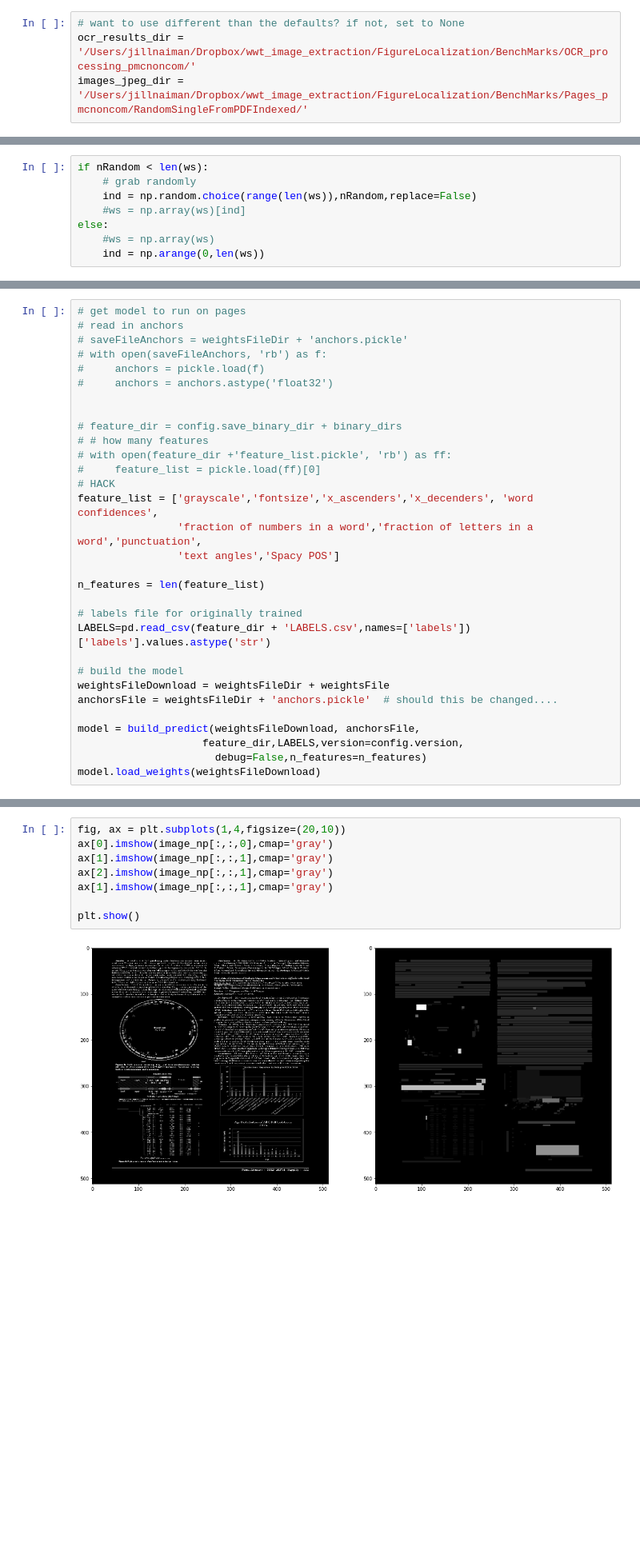
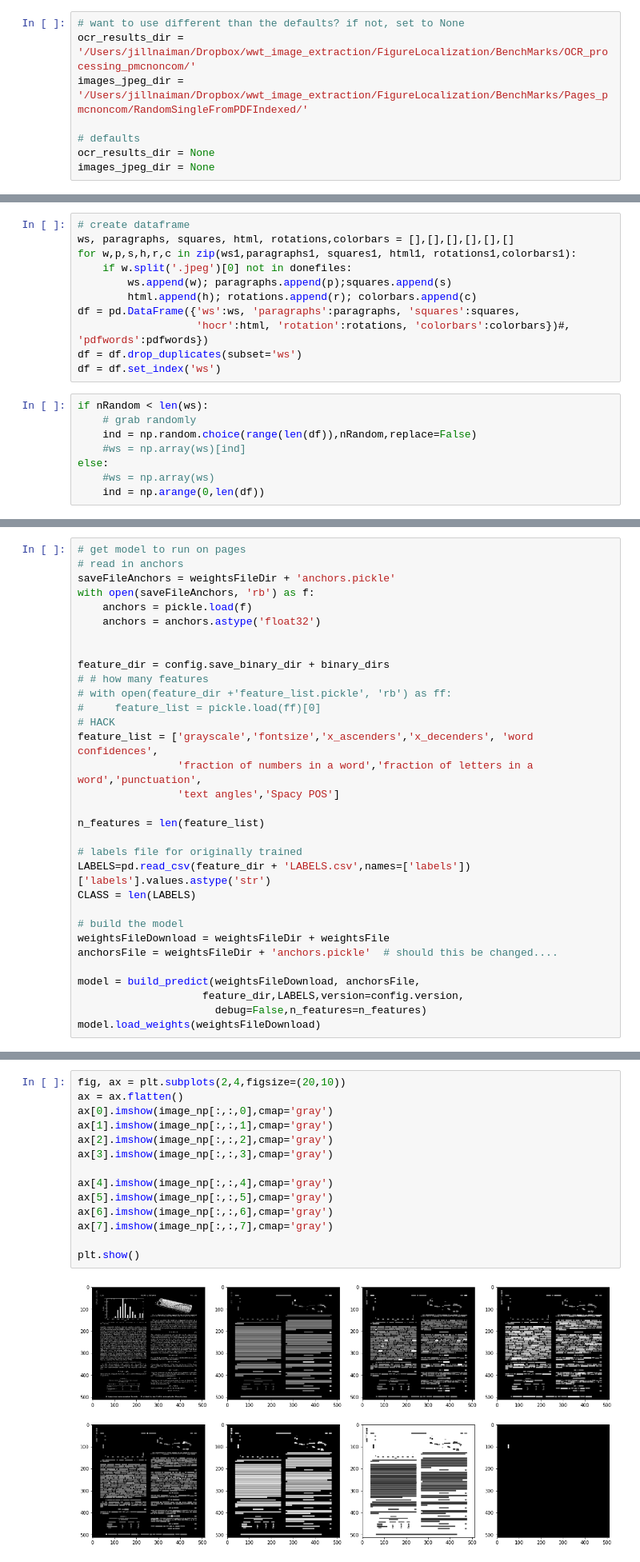
Before and after one commit to ReadingTimeMachine/figure_and_caption_extraction, a Jupyter notebook: pull_random_recheck_makesense.ipynb, the cells around one changed output, grey strips where cells are left out. Shown at 80% size. Saved outputs shown, nothing was run; the diff lists cells and outputs as text; blank space fills up the shorter version.

```diff
--- a/pull_random_recheck_makesense.ipynb
+++ b/pull_random_recheck_makesense.ipynb
@@ -32,6 +32,10 @@ invert_colors = False
 # want to use different than the defaults? if not, set to None
 ocr_results_dir = '/Users/jillnaiman/Dropbox/wwt_image_extraction/FigureLocalization/BenchMarks/OCR_processing_pmcnoncom/'
 images_jpeg_dir = '/Users/jillnaiman/Dropbox/wwt_image_extraction/FigureLocalization/BenchMarks/Pages_pmcnoncom/RandomSingleFromPDFIndexed/'
+
+# defaults
+ocr_results_dir = None
+images_jpeg_dir = None
 # %%
 # labels for annotations:
 labels = ['figure', 'figure caption', 'table', 'math formula', 'sub fig caption', 'colorbar', 'NotSure', 'no label'] # no label is for nothing on the page
@@ -125,11 +150,22 @@ retreiving OCR data, this can take a moment...
+# %%
+# create dataframe
+ws, paragraphs, squares, html, rotations,colorbars = [],[],[],[],[],[]
+for w,p,s,h,r,c in zip(ws1,paragraphs1, squares1, html1, rotations1,colorbars1):
+    if w.split('.jpeg')[0] not in donefiles:
+        ws.append(w); paragraphs.append(p);squares.append(s)
+        html.append(h); rotations.append(r); colorbars.append(c)
+df = pd.DataFrame({'ws':ws, 'paragraphs':paragraphs, 'squares':squares,
+                   'hocr':html, 'rotation':rotations, 'colorbars':colorbars})#, 'pdfwords':pdfwords})
+df = df.drop_duplicates(subset='ws')
+df = df.set_index('ws')
 # %%
 if nRandom < len(ws):
     # grab randomly
-    ind = np.random.choice(range(len(ws)),nRandom,replace=False)
+    ind = np.random.choice(range(len(df)),nRandom,replace=False)
     #ws = np.array(ws)[ind]
 else:
     #ws = np.array(ws)
-    ind = np.arange(0,len(ws))
+    ind = np.arange(0,len(df))
 # %%
 dfout = df.iloc[ind]
 # %%
@@ -183,13 +221,13 @@ For annotations, try to predict with our model:
 # %%
 # get model to run on pages
 # read in anchors
-# saveFileAnchors = weightsFileDir + 'anchors.pickle'
-# with open(saveFileAnchors, 'rb') as f:
-#     anchors = pickle.load(f)
-#     anchors = anchors.astype('float32')
+saveFileAnchors = weightsFileDir + 'anchors.pickle'
+with open(saveFileAnchors, 'rb') as f:
+    anchors = pickle.load(f)
+    anchors = anchors.astype('float32')
 
 
-# feature_dir = config.save_binary_dir + binary_dirs
+feature_dir = config.save_binary_dir + binary_dirs
 # # how many features
 # with open(feature_dir +'feature_list.pickle', 'rb') as ff:
 #     feature_list = pickle.load(ff)[0]
@@ -202,6 +240,7 @@ n_features = len(feature_list)
 
 # labels file for originally trained
 LABELS=pd.read_csv(feature_dir + 'LABELS.csv',names=['labels'])['labels'].values.astype('str')
+CLASS = len(LABELS)
 
 # build the model
 weightsFileDownload = weightsFileDir + weightsFile
@@ -304,13 +456,19 @@ img_name
 image_np.shape
 import matplotlib.pyplot as plt
 # %%
-fig, ax = plt.subplots(1,4,figsize=(20,10))
+fig, ax = plt.subplots(2,4,figsize=(20,10))
+ax = ax.flatten()
 ax[0].imshow(image_np[:,:,0],cmap='gray')
 ax[1].imshow(image_np[:,:,1],cmap='gray')
-ax[2].imshow(image_np[:,:,1],cmap='gray')
-ax[1].imshow(image_np[:,:,1],cmap='gray')
+ax[2].imshow(image_np[:,:,2],cmap='gray')
+ax[3].imshow(image_np[:,:,3],cmap='gray')
+
+ax[4].imshow(image_np[:,:,4],cmap='gray')
+ax[5].imshow(image_np[:,:,5],cmap='gray')
+ax[6].imshow(image_np[:,:,6],cmap='gray')
+ax[7].imshow(image_np[:,:,7],cmap='gray')
 
 plt.show()
 # %% [output]
-[figure, old version]
+[figure, new version]
 # %%
```
Also changed, not shown: parts of 17 cells of this notebook, 4 other files.
